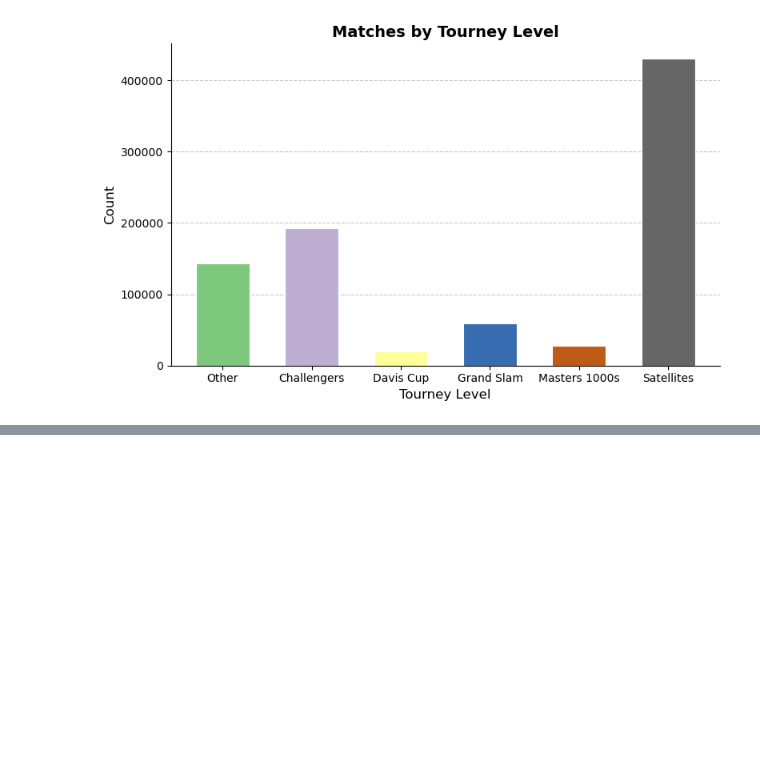
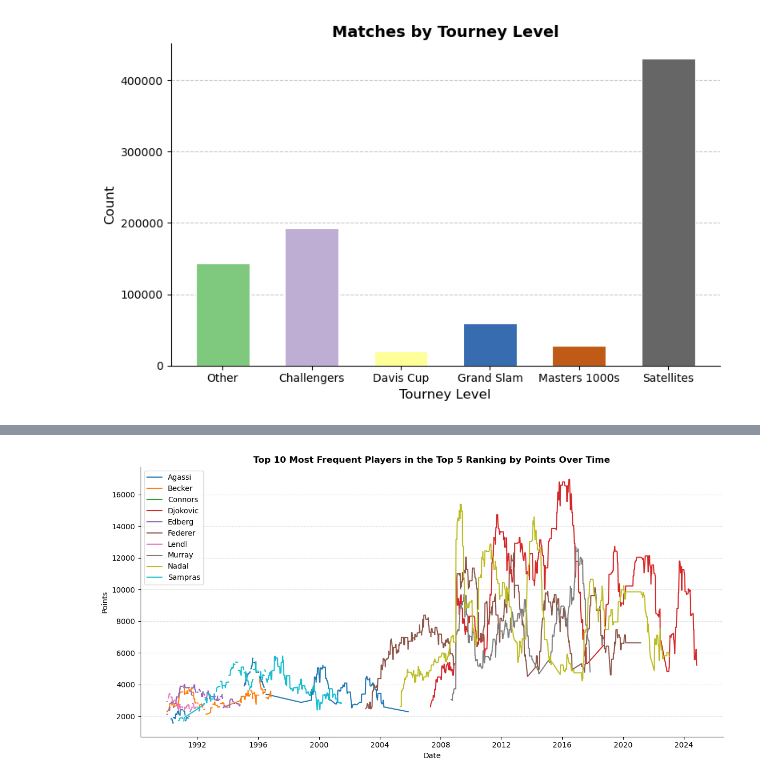
Before and after one commit to com-480-data-visualization/nadal-prime, a Jupyter notebook: M1_preprocessing.ipynb, the cells around one changed output, grey strips where cells are left out. Saved outputs shown, nothing was run; the diff lists cells and outputs as text; code cells hidden in the pictures; blank space fills up the shorter version.

```diff
--- a/M1_preprocessing.ipynb
+++ b/M1_preprocessing.ipynb
@@ -145,0 +192,28 @@ plt.show()
+# %%
+
+
+top_players = top_players_df['name_last']
+
+df_plot = df_rankings_top5[df_rankings_top5['name_last'].isin(top_players)]
+
+fig, ax = plt.subplots(figsize=(12, 6))
+
+cmap = plt.colormaps['tab10'].resampled(len(top_players))
+
+for i, (name, group) in enumerate(df_plot.groupby('name_last')):
+    group = group.sort_values('ranking_date')
+    ax.plot(group['ranking_date'], group['points'], label=name, color=cmap(i), linewidth=1.5)
+
+ax.spines[['top', 'right']].set_visible(False)
+ax.yaxis.grid(True, linestyle='--', alpha=0.4)
+ax.set_axisbelow(True)
+ax.set_xlabel('Date')
+ax.set_ylabel('Points')
+ax.legend()
+ax.set_title('Top 10 Most Frequent Players in the Top 5 Ranking by Points Over Time', fontweight='bold')
+
+plt.subplots_adjust(right=0.85)
+plt.tight_layout()
+plt.show()
+# %% [output]
+[figure, added]
```
Also changed, not shown: parts of 5 cells of this notebook.
